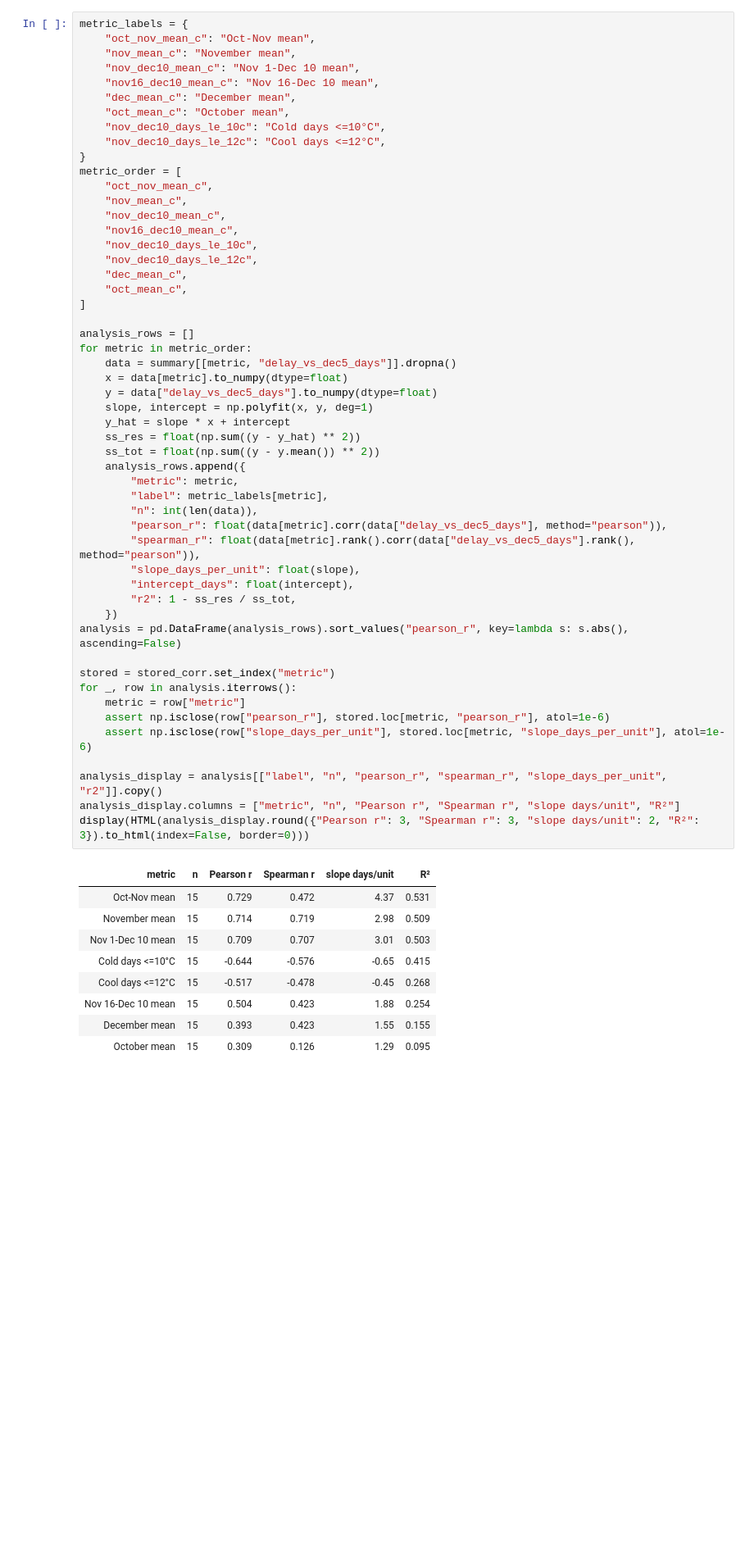
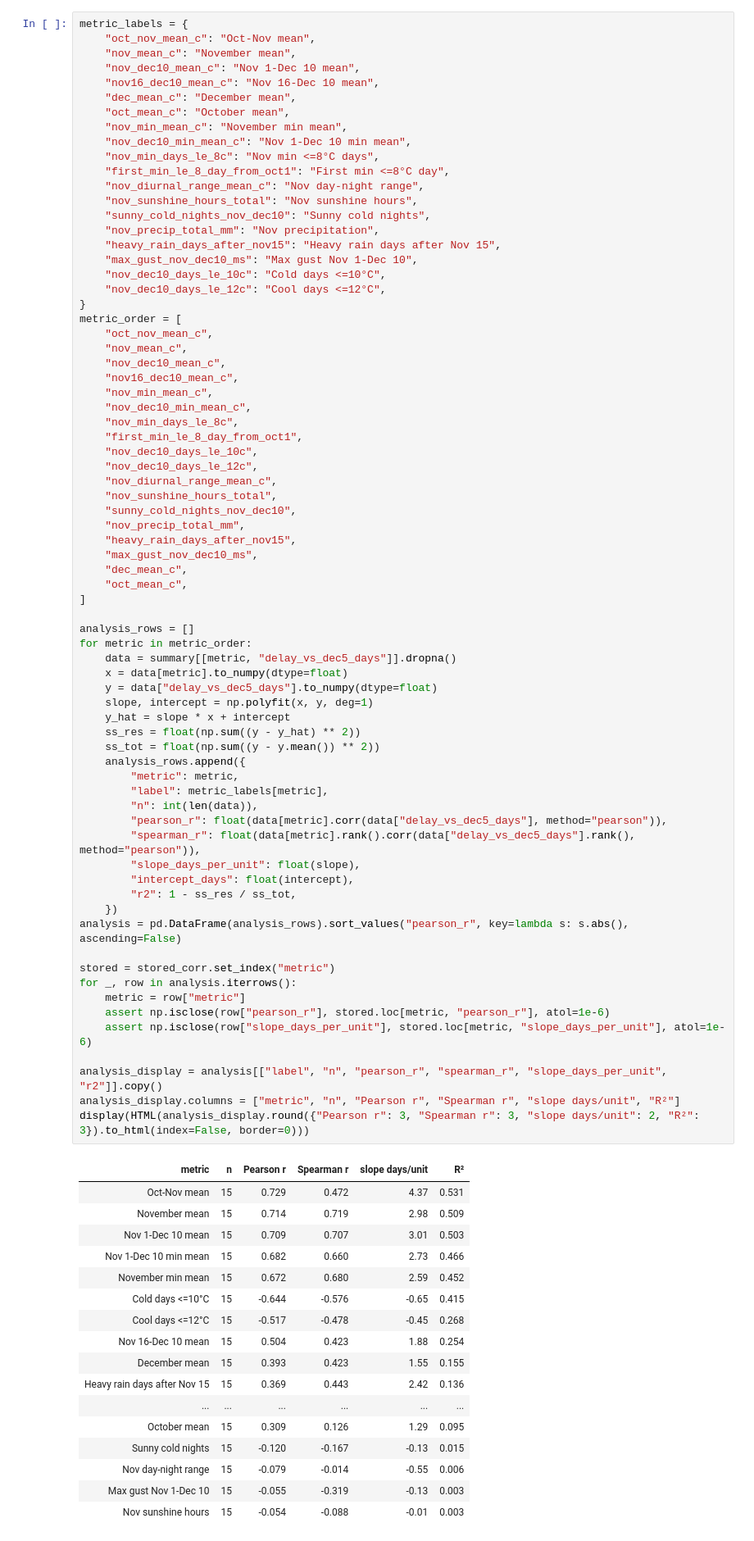
Before and after one commit to TzeHimSung/kyoto_autumn_research, a Jupyter notebook: kyoto_autumn_research_workflow.ipynb, the cells around one changed output. Shown at 82% size. Cells and saved outputs as stored; diff of their text form; blank space fills up the shorter version.

```diff
--- a/kyoto_autumn_research_workflow.ipynb
+++ b/kyoto_autumn_research_workflow.ipynb
@@ -208,6 +226,16 @@ metric_labels = {
     "nov16_dec10_mean_c": "Nov 16-Dec 10 mean",
     "dec_mean_c": "December mean",
     "oct_mean_c": "October mean",
+    "nov_min_mean_c": "November min mean",
+    "nov_dec10_min_mean_c": "Nov 1-Dec 10 min mean",
+    "nov_min_days_le_8c": "Nov min <=8°C days",
+    "first_min_le_8_day_from_oct1": "First min <=8°C day",
+    "nov_diurnal_range_mean_c": "Nov day-night range",
+    "nov_sunshine_hours_total": "Nov sunshine hours",
+    "sunny_cold_nights_nov_dec10": "Sunny cold nights",
+    "nov_precip_total_mm": "Nov precipitation",
+    "heavy_rain_days_after_nov15": "Heavy rain days after Nov 15",
+    "max_gust_nov_dec10_ms": "Max gust Nov 1-Dec 10",
     "nov_dec10_days_le_10c": "Cold days <=10°C",
     "nov_dec10_days_le_12c": "Cool days <=12°C",
 }
@@ -216,8 +244,18 @@ metric_order = [
     "nov_mean_c",
     "nov_dec10_mean_c",
     "nov16_dec10_mean_c",
+    "nov_min_mean_c",
+    "nov_dec10_min_mean_c",
+    "nov_min_days_le_8c",
+    "first_min_le_8_day_from_oct1",
     "nov_dec10_days_le_10c",
     "nov_dec10_days_le_12c",
+    "nov_diurnal_range_mean_c",
+    "nov_sunshine_hours_total",
+    "sunny_cold_nights_nov_dec10",
+    "nov_precip_total_mm",
+    "heavy_rain_days_after_nov15",
+    "max_gust_nov_dec10_ms",
     "dec_mean_c",
     "oct_mean_c",
 ]
@@ -230,38 +268,46 @@ for metric in metric_order:
     slope, intercept = np.polyfit(x, y, deg=1)
     y_hat = slope * x + intercept
     ss_res = float(np.sum((y - y_hat) ** 2))
     ss_tot = float(np.sum((y - y.mean()) ** 2))
     analysis_rows.append({
         "metric": metric,
         "label": metric_labels[metric],
         "n": int(len(data)),
         "pearson_r": float(data[metric].corr(data["delay_vs_dec5_days"], method="pearson")),
         "spearman_r": float(data[metric].rank().corr(data["delay_vs_dec5_days"].rank(), method="pearson")),
         "slope_days_per_unit": float(slope),
         "intercept_days": float(intercept),
         "r2": 1 - ss_res / ss_tot,
     })
 analysis = pd.DataFrame(analysis_rows).sort_values("pearson_r", key=lambda s: s.abs(), ascending=False)
 
 stored = stored_corr.set_index("metric")
 for _, row in analysis.iterrows():
     metric = row["metric"]
     assert np.isclose(row["pearson_r"], stored.loc[metric, "pearson_r"], atol=1e-6)
     assert np.isclose(row["slope_days_per_unit"], stored.loc[metric, "slope_days_per_unit"], atol=1e-6)
 
 analysis_display = analysis[["label", "n", "pearson_r", "spearman_r", "slope_days_per_unit", "r2"]].copy()
 analysis_display.columns = ["metric", "n", "Pearson r", "Spearman r", "slope days/unit", "R²"]
 display(HTML(analysis_display.round({"Pearson r": 3, "Spearman r": 3, "slope days/unit": 2, "R²": 3}).to_html(index=False, border=0)))
 # %% [output]
 | metric | n | Pearson r | Spearman r | slope days/unit | R² |
 | Oct-Nov mean | 15 | 0.729 | 0.472 | 4.37 | 0.531 |
 | November mean | 15 | 0.714 | 0.719 | 2.98 | 0.509 |
 | Nov 1-Dec 10 mean | 15 | 0.709 | 0.707 | 3.01 | 0.503 |
+| Nov 1-Dec 10 min mean | 15 | 0.682 | 0.660 | 2.73 | 0.466 |
+| November min mean | 15 | 0.672 | 0.680 | 2.59 | 0.452 |
 | Cold days <=10°C | 15 | -0.644 | -0.576 | -0.65 | 0.415 |
 | Cool days <=12°C | 15 | -0.517 | -0.478 | -0.45 | 0.268 |
 | Nov 16-Dec 10 mean | 15 | 0.504 | 0.423 | 1.88 | 0.254 |
 | December mean | 15 | 0.393 | 0.423 | 1.55 | 0.155 |
+| Heavy rain days after Nov 15 | 15 | 0.369 | 0.443 | 2.42 | 0.136 |
+| ... | ... | ... | ... | ... | ... |
 | October mean | 15 | 0.309 | 0.126 | 1.29 | 0.095 |
+| Sunny cold nights | 15 | -0.120 | -0.167 | -0.13 | 0.015 |
+| Nov day-night range | 15 | -0.079 | -0.014 | -0.55 | 0.006 |
+| Max gust Nov 1-Dec 10 | 15 | -0.055 | -0.319 | -0.13 | 0.003 |
+| Nov sunshine hours | 15 | -0.054 | -0.088 | -0.01 | 0.003 |
 # %% [markdown]
 ## 4. 结果可视化
 
```
Also changed, not shown: parts of 14 cells of this notebook, 7 other files.
